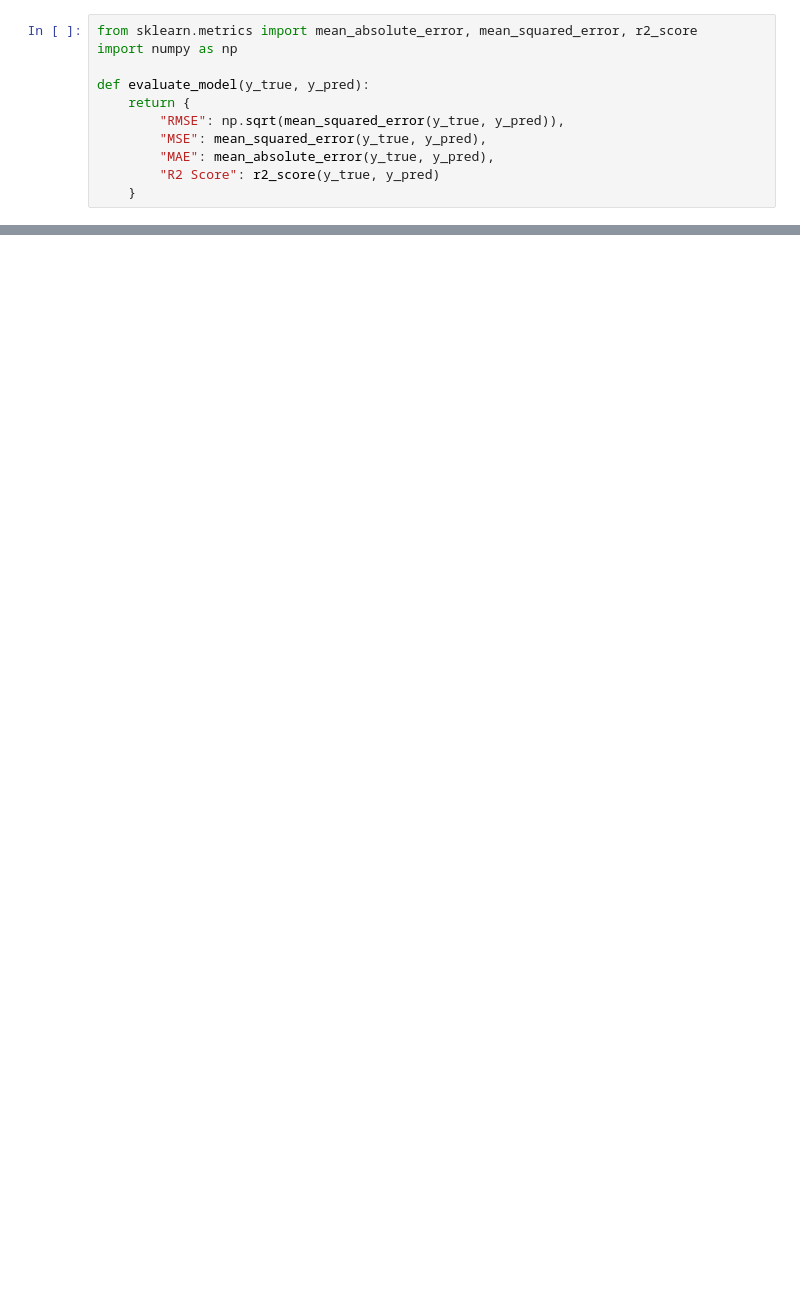
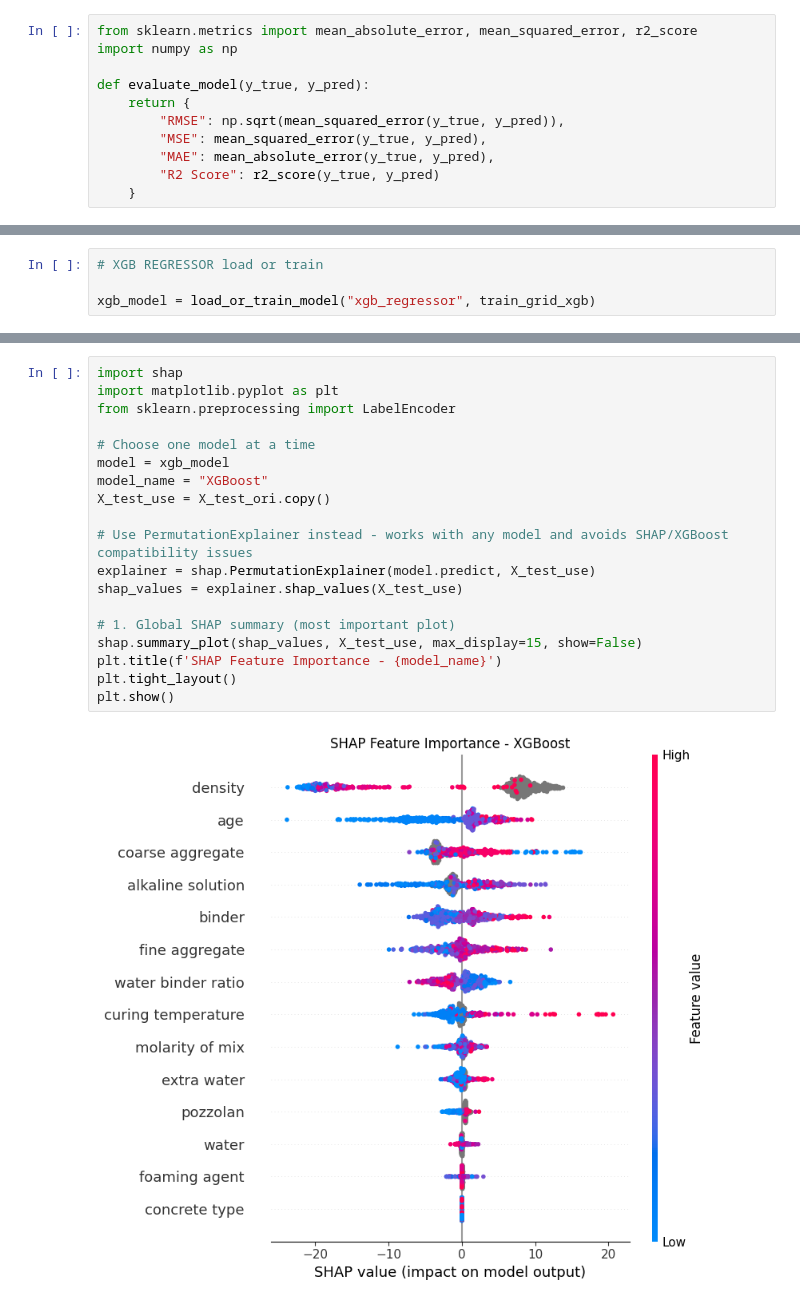
Before and after one commit to IAM-MUKUND/advanced-concrete-analysis, a Jupyter notebook: combined_dataset_regression_research.ipynb, the cells around one changed output, grey strips where cells are left out. Saved outputs shown, nothing was run; the diff lists cells and outputs as text; blank space fills up the shorter version.

```diff
--- a/combined_dataset_regression_research.ipynb
+++ b/combined_dataset_regression_research.ipynb
@@ -229,0 +306,4 @@ def evaluate_model(y_true, y_pred):
+# %%
+# XGB REGRESSOR load or train
+
+xgb_model = load_or_train_model("xgb_regressor", train_grid_xgb)
@@ -270,0 +487,21 @@ print(rf_eval)
+# %%
+import shap
+import matplotlib.pyplot as plt
+from sklearn.preprocessing import LabelEncoder
+
+# Choose one model at a time
+model = xgb_model
+model_name = "XGBoost"
+X_test_use = X_test_ori.copy()
+
+# Use PermutationExplainer instead - works with any model and avoids SHAP/XGBoost compatibility issues
+explainer = shap.PermutationExplainer(model.predict, X_test_use)
+shap_values = explainer.shap_values(X_test_use)
+
+# 1. Global SHAP summary (most important plot)
+shap.summary_plot(shap_values, X_test_use, max_display=15, show=False)
+plt.title(f'SHAP Feature Importance - {model_name}')
+plt.tight_layout()
+plt.show()
+# %% [output]
+[figure, added]
```
Also changed, not shown: parts of 32 cells of this notebook, 2 other files.
